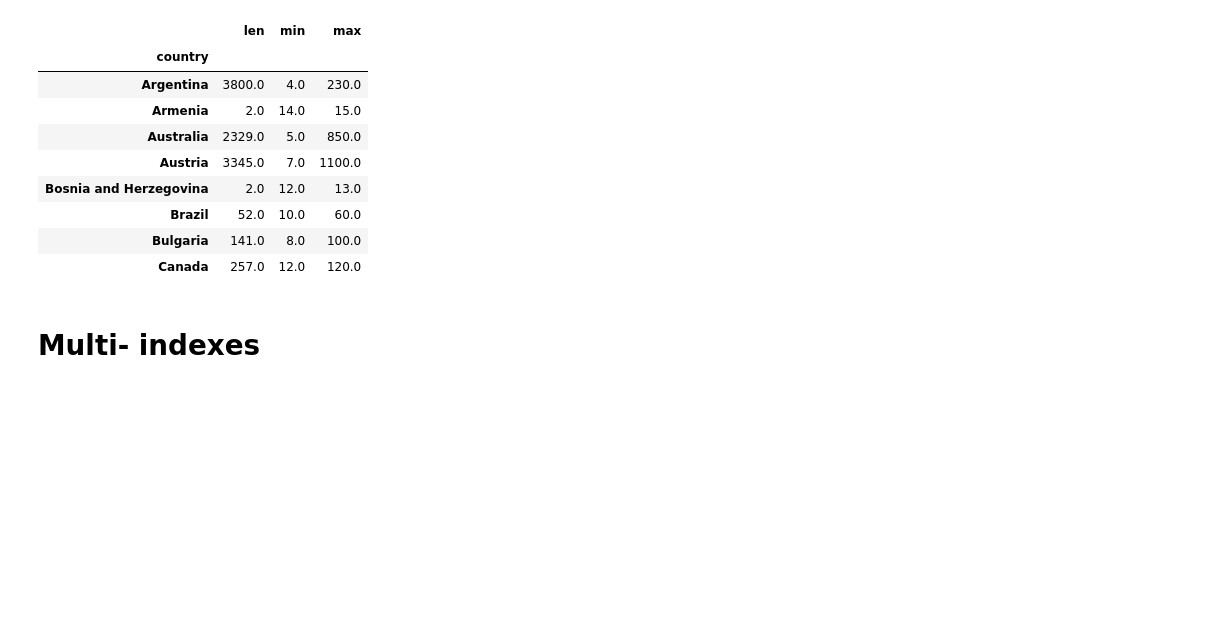
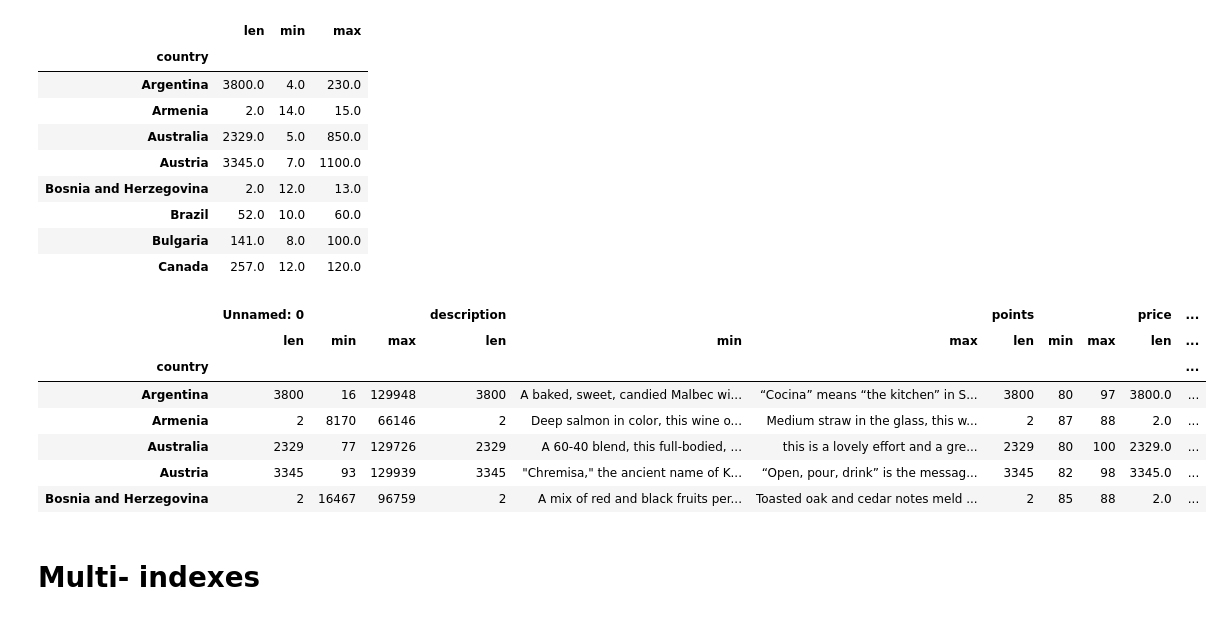
Before and after one commit to kumbhat10/Data_Science_in_Python, a Jupyter notebook: Learning_Pandas/Grouping_and_Sorting.ipynb, the cells around one changed output. Saved outputs shown, nothing was run; the diff lists cells and outputs as text; code cells hidden in the pictures; blank space fills up the shorter version.

```diff
--- a/Learning_Pandas/Grouping_and_Sorting.ipynb
+++ b/Learning_Pandas/Grouping_and_Sorting.ipynb
@@ -128,6 +138,18 @@ a.head(8)  ## show only 3
 | Brazil | 52.0 | 10.0 | 60.0 |
 | Bulgaria | 141.0 | 8.0 | 100.0 |
 | Canada | 257.0 | 12.0 | 120.0 |
+# %%
+a = reviews.groupby('country').agg([len,min,max ])
+a.head(5)
+# %% [output]
+|  | Unnamed: 0 |  |  | description |  |  | points |  |  | price | ... |
+|  | len | min | max | len | min | max | len | min | max | len | ... |
+| country |  |  |  |  |  |  |  |  |  |  | ... |
+| Argentina | 3800 | 16 | 129948 | 3800 | A baked, sweet, candied Malbec wi... | “Cocina” means “the kitchen” in S... | 3800 | 80 | 97 | 3800.0 | ... |
+| Armenia | 2 | 8170 | 66146 | 2 | Deep salmon in color, this wine o... | Medium straw in the glass, this w... | 2 | 87 | 88 | 2.0 | ... |
+| Australia | 2329 | 77 | 129726 | 2329 | A 60-40 blend, this full-bodied, ... | this is a lovely effort and a gre... | 2329 | 80 | 100 | 2329.0 | ... |
+| Austria | 3345 | 93 | 129939 | 3345 | "Chremisa," the ancient name of K... | “Open, pour, drink” is the messag... | 3345 | 82 | 98 | 3345.0 | ... |
+| Bosnia and Herzegovina | 2 | 16467 | 96759 | 2 | A mix of red and black fruits per... | Toasted oak and cedar notes meld ... | 2 | 85 | 88 | 2.0 | ... |
 # %% [markdown]
 # **Multi- indexes**
 # %% [markdown]
```
Also changed, not shown: parts of 38 cells of this notebook.
